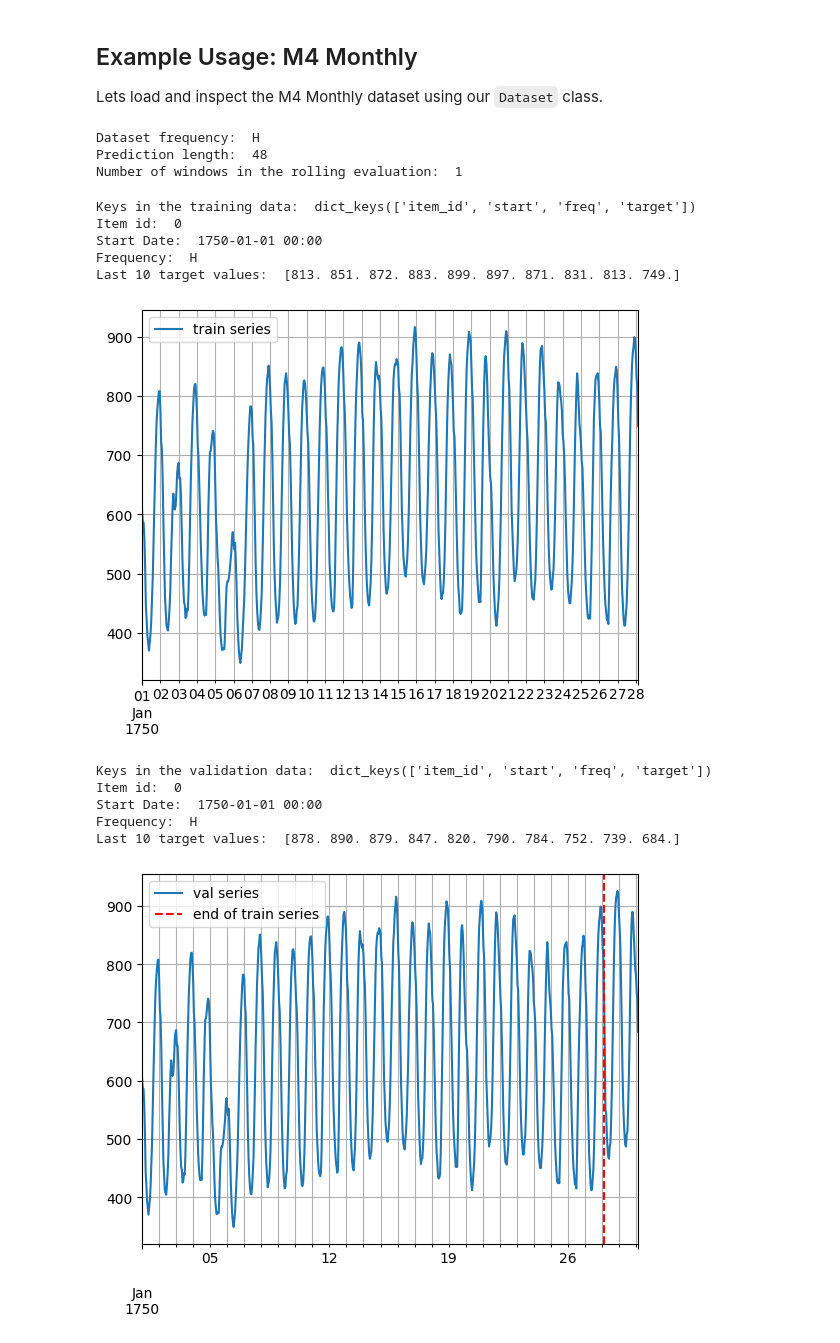
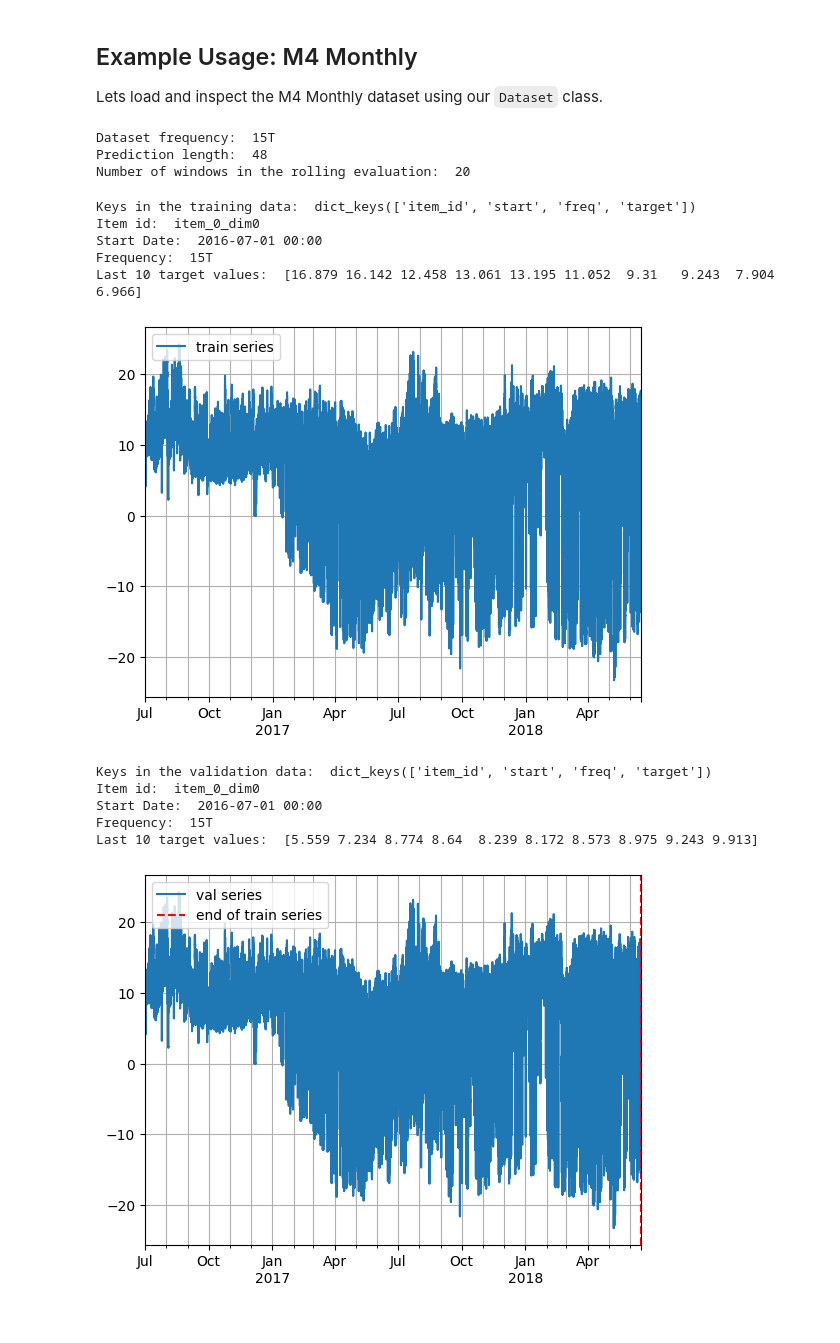
Before and after one commit to mpg05883/gift-eval, a Jupyter notebook: notebooks/gift_eval/dataset.ipynb, the cells around one changed output. Drawn from its saved outputs; the diff is of its cells as text; code cells hidden in the pictures.

```diff
--- a/notebooks/gift_eval/dataset.ipynb
+++ b/notebooks/gift_eval/dataset.ipynb
@@ -89,18 +89,28 @@ Lets load and inspect the M4 Monthly dataset using our `Dataset` class.
 from gluonts.dataset.util import to_pandas
 import matplotlib.pyplot as plt
 
-ds_name = "m4_hourly"  # Name of the dataset
-to_univariate = False  # Whether to convert the data to univariate
+
+def to_pandas_dt(entry):
+    """Like gluonts' to_pandas, but returns a DatetimeIndex instead of a
+    PeriodIndex to avoid matplotlib/pandas Period frequency-alias mismatches
+    (e.g. "15T" vs "min") when plotting series from different iterators together."""
+    series = to_pandas(entry)
+    series.index = series.index.to_timestamp()
+    return series
+
+
+ds_name = "ett1/15T"  # Name of the dataset
+to_univariate = True  # Whether to convert the data to univariate
 term = "short"  # Term of the dataset
 
 dataset = Dataset(name=ds_name, term=term, to_univariate=to_univariate)
 print("Dataset frequency: ", dataset.freq)
 print("Prediction length: ", dataset.prediction_length)
-print("Number of windows in the rolling evaluation: ", dataset.windows)
+print("Number of windows in the rolling evaluation: ", dataset.test_windows)
 # %% [output]
-Dataset frequency:  H
+Dataset frequency:  15T
 Prediction length:  48
-Number of windows in the rolling evaluation:  1
+Number of windows in the rolling evaluation:  20
 # %%
 train_data_iter = dataset.training_dataset  # Get the training data iterator
 
@@ -113,45 +123,45 @@ print("Frequency: ", train_data["freq"])
 print("Last 10 target values: ", train_data["target"][-10:])
 
 
-train_series = to_pandas(train_data)
+train_series = to_pandas_dt(train_data)
 train_series.plot()
 plt.grid(which="both")
 plt.legend(["train series"], loc="upper left")
 plt.show()
 # %% [output]
 Keys in the training data:  dict_keys(['item_id', 'start', 'freq', 'target'])
-Item id:  0
-Start Date:  1750-01-01 00:00
-Frequency:  H
-Last 10 target values:  [813. 851. 872. 883. 899. 897. 871. 831. 813. 749.]
+Item id:  item_0_dim0
+Start Date:  2016-07-01 00:00
+Frequency:  15T
+Last 10 target values:  [16.879 16.142 12.458 13.061 13.195 11.052  9.31   9.243  7.904  6.966]
-[figure, old version]
+[figure, new version]
 # %%
 val_data_iter = dataset.validation_dataset
 
 val_data = next(iter(val_data_iter))
 print("Keys in the validation data: ", val_data.keys())
 
 print("Item id: ", val_data["item_id"])
 print("Start Date: ", val_data["start"])
 print("Frequency: ", val_data["freq"])
 print("Last 10 target values: ", val_data["target"][-10:])
 
-val_series = to_pandas(val_data)
+val_series = to_pandas_dt(val_data)
 val_series.plot()
 plt.grid(which="both")
 # Add a vertical axis for where the train series ends
 plt.axvline(
     x=train_series.index[-1], color="r", linestyle="--", label="End of train series"
 )
 plt.legend(["val series", "end of train series"], loc="upper left")
 plt.show()
 # %% [output]
 Keys in the validation data:  dict_keys(['item_id', 'start', 'freq', 'target'])
-Item id:  0
-Start Date:  1750-01-01 00:00
-Frequency:  H
-Last 10 target values:  [878. 890. 879. 847. 820. 790. 784. 752. 739. 684.]
+Item id:  item_0_dim0
+Start Date:  2016-07-01 00:00
+Frequency:  15T
+Last 10 target values:  [5.559 7.234 8.774 8.64  8.239 8.172 8.573 8.975 9.243 9.913]
-[figure, old version]
+[figure, new version]
 # %%
 test_split_iter = dataset.test_data
 test_data = next(iter(test_split_iter))
```
Also changed, not shown: parts of 3 cells of this notebook.
